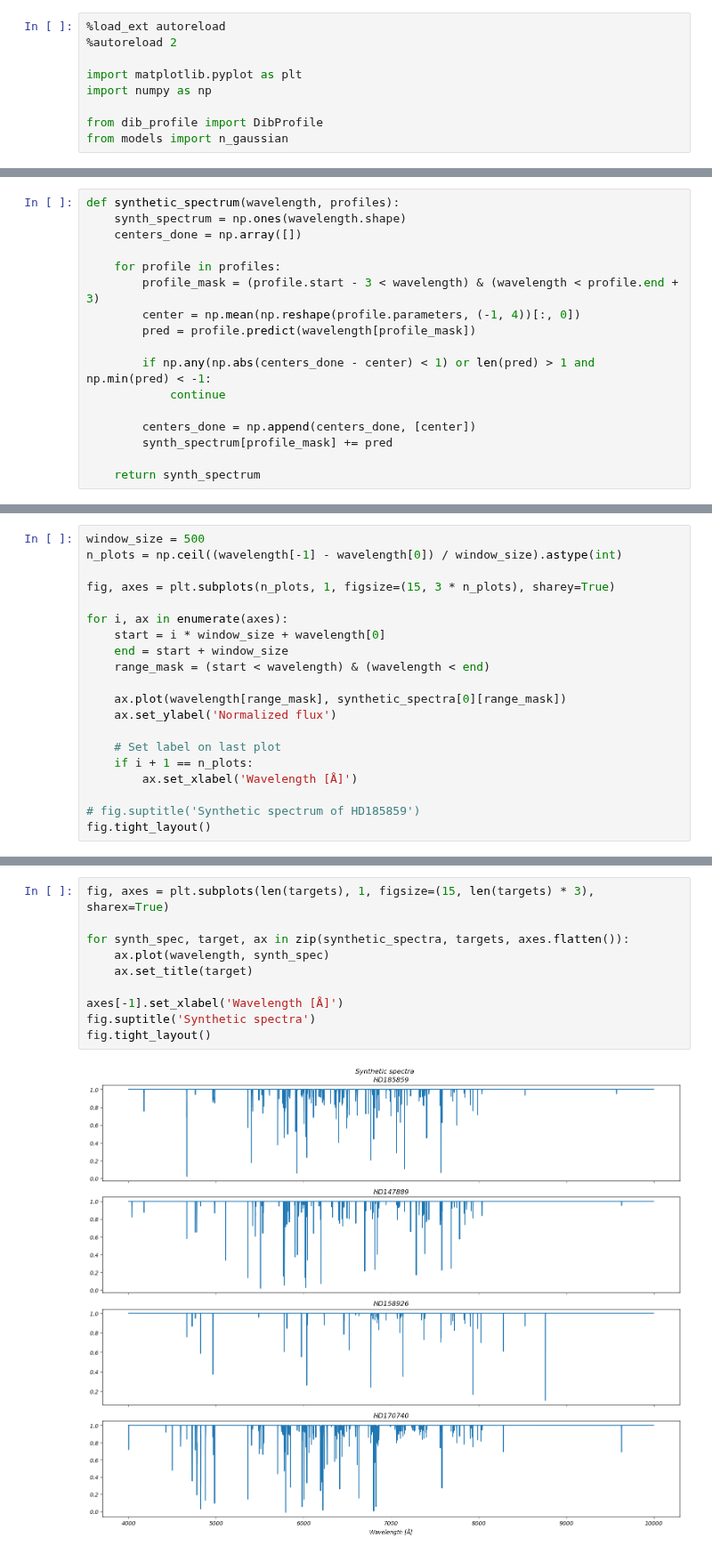
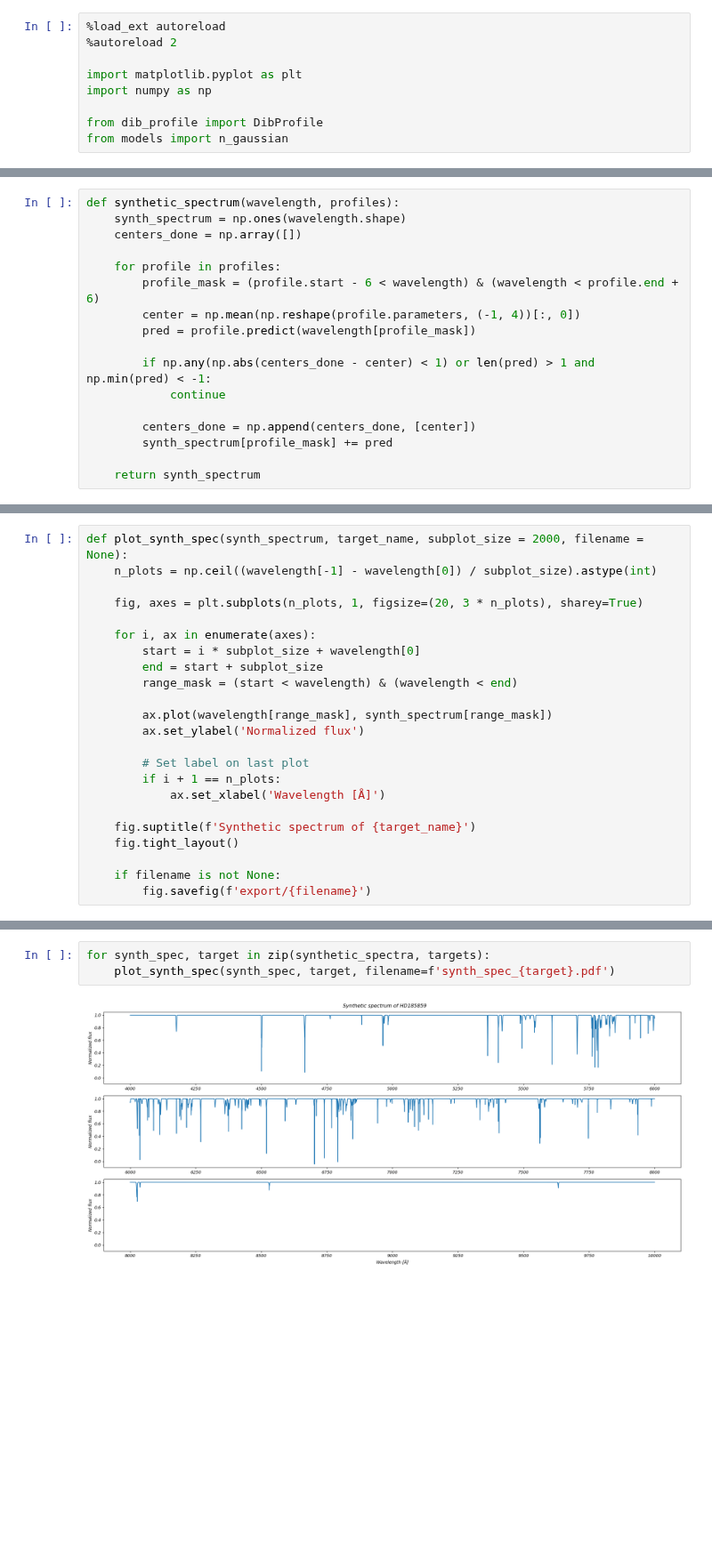
Before and after one commit to JvZeijl/brp-edibles, a Jupyter notebook: synthetic.ipynb, the cells around one changed output, grey strips where cells are left out. Shown at 89% size. Drawn from its saved outputs; the diff is of its cells as text; blank space fills up the shorter version.

Commit message:
ew ratio plots and improved synthetic spectra code

```diff
--- a/synthetic.ipynb
+++ b/synthetic.ipynb
@@ -37,7 +45,7 @@ def synthetic_spectrum(wavelength, profiles):
     centers_done = np.array([])
 
     for profile in profiles:
-        profile_mask = (profile.start - 3 < wavelength) & (wavelength < profile.end + 3)
+        profile_mask = (profile.start - 6 < wavelength) & (wavelength < profile.end + 6)
         center = np.mean(np.reshape(profile.parameters, (-1, 4))[:, 0])
         pred = profile.predict(wavelength[profile_mask])
 
@@ -55,20 +73,23 @@ synthetic_spectra = np.array([synthetic_spectrum(wavelength, load_profiles(targe
 # %%
-window_size = 500
-n_plots = np.ceil((wavelength[-1] - wavelength[0]) / window_size).astype(int)
+def plot_synth_spec(synth_spectrum, target_name, subplot_size = 2000, filename = None):
+    n_plots = np.ceil((wavelength[-1] - wavelength[0]) / subplot_size).astype(int)
 
-fig, axes = plt.subplots(n_plots, 1, figsize=(15, 3 * n_plots), sharey=True)
+    fig, axes = plt.subplots(n_plots, 1, figsize=(20, 3 * n_plots), sharey=True)
 
-for i, ax in enumerate(axes):
-    start = i * window_size + wavelength[0]
-    end = start + window_size
-    range_mask = (start < wavelength) & (wavelength < end)
+    for i, ax in enumerate(axes):
+        start = i * subplot_size + wavelength[0]
+        end = start + subplot_size
+        range_mask = (start < wavelength) & (wavelength < end)
 
-    ax.plot(wavelength[range_mask], synthetic_spectra[0][range_mask])
-    ax.set_ylabel('Normalized flux')
+        ax.plot(wavelength[range_mask], synth_spectrum[range_mask])
+        ax.set_ylabel('Normalized flux')
 
-    # Set label on last plot
-    if i + 1 == n_plots:
-        ax.set_xlabel('Wavelength [Å]')
+        # Set label on last plot
+        if i + 1 == n_plots:
+            ax.set_xlabel('Wavelength [Å]')
 
-# fig.suptitle('Synthetic spectrum of HD185859')
-fig.tight_layout()
+    fig.suptitle(f'Synthetic spectrum of {target_name}')
+    fig.tight_layout()
+
+    if filename is not None:
+        fig.savefig(f'export/{filename}')
@@ -77,12 +96,5 @@ fig.tight_layout()
 # %%
-fig, axes = plt.subplots(len(targets), 1, figsize=(15, len(targets) * 3), sharex=True)
-
-for synth_spec, target, ax in zip(synthetic_spectra, targets, axes.flatten()):
-    ax.plot(wavelength, synth_spec)
-    ax.set_title(target)
-
-axes[-1].set_xlabel('Wavelength [Å]')
-fig.suptitle('Synthetic spectra')
-fig.tight_layout()
+for synth_spec, target in zip(synthetic_spectra, targets):
+    plot_synth_spec(synth_spec, target, filename=f'synth_spec_{target}.pdf')
 # %% [output]
-[figure, old version]
+[figure, new version]
```
Also changed, not shown: parts of 5 cells of this notebook, 21 other files.
